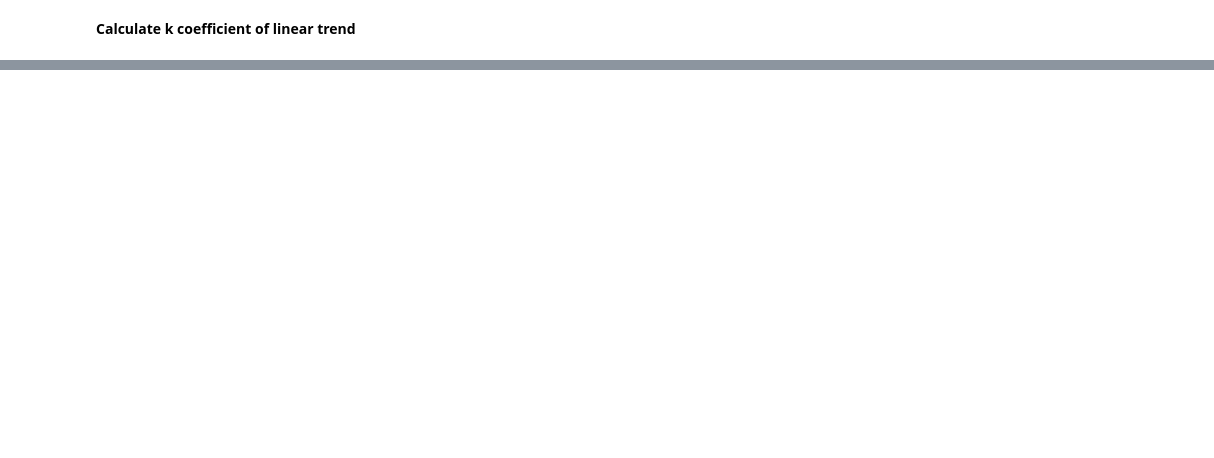
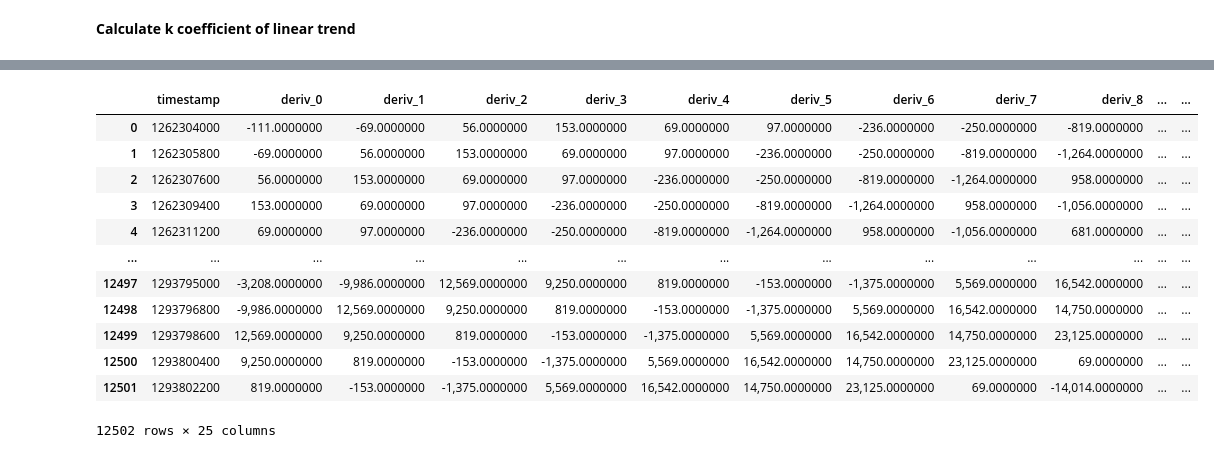
Before and after one commit to denisvivdenko/stock-prices-pattern-recognition, a Jupyter notebook: notebooks/data_preprocessing_for_som_classification.ipynb, the cells around one changed output, grey strips where cells are left out. Saved outputs shown, nothing was run; the diff lists cells and outputs as text; code cells hidden in the pictures; blank space fills up the shorter version.

Commit message:
processed final dataset for pattern classification problem

```diff
--- a/notebooks/data_preprocessing_for_som_classification.ipynb
+++ b/notebooks/data_preprocessing_for_som_classification.ipynb
@@ -162,6 +162,6 @@ array([ -55.56,  -11.11,   -6.94,    5.56,   15.28,    6.94,    9.72,
         -23.61,  -25.  ,  -81.94, -126.39,   95.83, -105.56,   68.06,
          91.67,  -11.11,    8.33,  -31.94,   22.22])
 # %%
-def get_derivative(data, y_name):
+def get_derivatives(data, y_name):
     return (np.diff(window_means[y_name]) / np.diff(window_means.index))
 # %%
@@ -252,0 +255,2 @@ calculate_k_coef(first_value, first_timestamp, last_value, last_timestamp)
+# %%
+bars = 20
@@ -252,0 +267,52 @@ calculate_k_coef(first_value, first_timestamp, last_value, last_timestamp)
+# %%
+timestamps = df.index
+# %%
+columns = ['timestamp'] + ['deriv_' + str(index) for index in range(19)] + ['trend', 'count_min', 'count_max', 'min_d', 'max_d']
+final_dataset = pd.DataFrame(columns=columns)
+
+index = 0
+for timestamp in timestamps[:-bars]: #-bars
+    window_means = df[df.index > timestamp].head(bars).mean(axis=1)
+    window_means = pd.DataFrame(window_means, columns=['mean'])
+
+    values = []
+    values.append(timestamp)
+    values += np.round_(get_derivatives(window_means, 'mean')*10**10).tolist()
+
+    first_value, last_value = window_means['mean'].values[0], window_means['mean'].values[-1]
+    first_timestamp, last_timestamp = window_means.index[0], window_means.index[-1]
+
+    trend_k_coef = round(calculate_k_coef(first_timestamp, first_value, last_timestamp, last_value) * 10**10)
+    values.append(trend_k_coef)
+
+    minimums = find_extremums(window_means, 'mean', np.less)
+    maximums = find_extremums(window_means, 'mean', np.greater)
+
+    values.append(minimums.shape[0])
+    values.append(maximums.shape[0])
+
+    d_minimums = np.diff(minimums.index).mean()
+    d_maximums = np.diff(maximums.index).mean()
+
+    values.append(d_minimums)
+    values.append(d_maximums)
+
+    window = pd.DataFrame([values], columns=columns)
+
+    final_dataset = final_dataset.append(window, ignore_index=True)
+# %%
+final_dataset
+# %% [output]
+|  | timestamp | deriv_0 | deriv_1 | deriv_2 | deriv_3 | deriv_4 | deriv_5 | deriv_6 | deriv_7 | deriv_8 | ... | ... |
+| 0 | 1262304000 | -111.0000000 | -69.0000000 | 56.0000000 | 153.0000000 | 69.0000000 | 97.0000000 | -236.0000000 | -250.0000000 | -819.0000000 | ... | ... |
+| 1 | 1262305800 | -69.0000000 | 56.0000000 | 153.0000000 | 69.0000000 | 97.0000000 | -236.0000000 | -250.0000000 | -819.0000000 | -1,264.0000000 | ... | ... |
+| 2 | 1262307600 | 56.0000000 | 153.0000000 | 69.0000000 | 97.0000000 | -236.0000000 | -250.0000000 | -819.0000000 | -1,264.0000000 | 958.0000000 | ... | ... |
+| 3 | 1262309400 | 153.0000000 | 69.0000000 | 97.0000000 | -236.0000000 | -250.0000000 | -819.0000000 | -1,264.0000000 | 958.0000000 | -1,056.0000000 | ... | ... |
+| 4 | 1262311200 | 69.0000000 | 97.0000000 | -236.0000000 | -250.0000000 | -819.0000000 | -1,264.0000000 | 958.0000000 | -1,056.0000000 | 681.0000000 | ... | ... |
+| ... | ... | ... | ... | ... | ... | ... | ... | ... | ... | ... | ... | ... |
+| 12497 | 1293795000 | -3,208.0000000 | -9,986.0000000 | 12,569.0000000 | 9,250.0000000 | 819.0000000 | -153.0000000 | -1,375.0000000 | 5,569.0000000 | 16,542.0000000 | ... | ... |
+| 12498 | 1293796800 | -9,986.0000000 | 12,569.0000000 | 9,250.0000000 | 819.0000000 | -153.0000000 | -1,375.0000000 | 5,569.0000000 | 16,542.0000000 | 14,750.0000000 | ... | ... |
+| 12499 | 1293798600 | 12,569.0000000 | 9,250.0000000 | 819.0000000 | -153.0000000 | -1,375.0000000 | 5,569.0000000 | 16,542.0000000 | 14,750.0000000 | 23,125.0000000 | ... | ... |
+| 12500 | 1293800400 | 9,250.0000000 | 819.0000000 | -153.0000000 | -1,375.0000000 | 5,569.0000000 | 16,542.0000000 | 14,750.0000000 | 23,125.0000000 | 69.0000000 | ... | ... |
+| 12501 | 1293802200 | 819.0000000 | -153.0000000 | -1,375.0000000 | 5,569.0000000 | 16,542.0000000 | 14,750.0000000 | 23,125.0000000 | 69.0000000 | -14,014.0000000 | ... | ... |
+12502 rows × 25 columns
```
Also changed, not shown: parts of 20 cells of this notebook, 1 other file.
